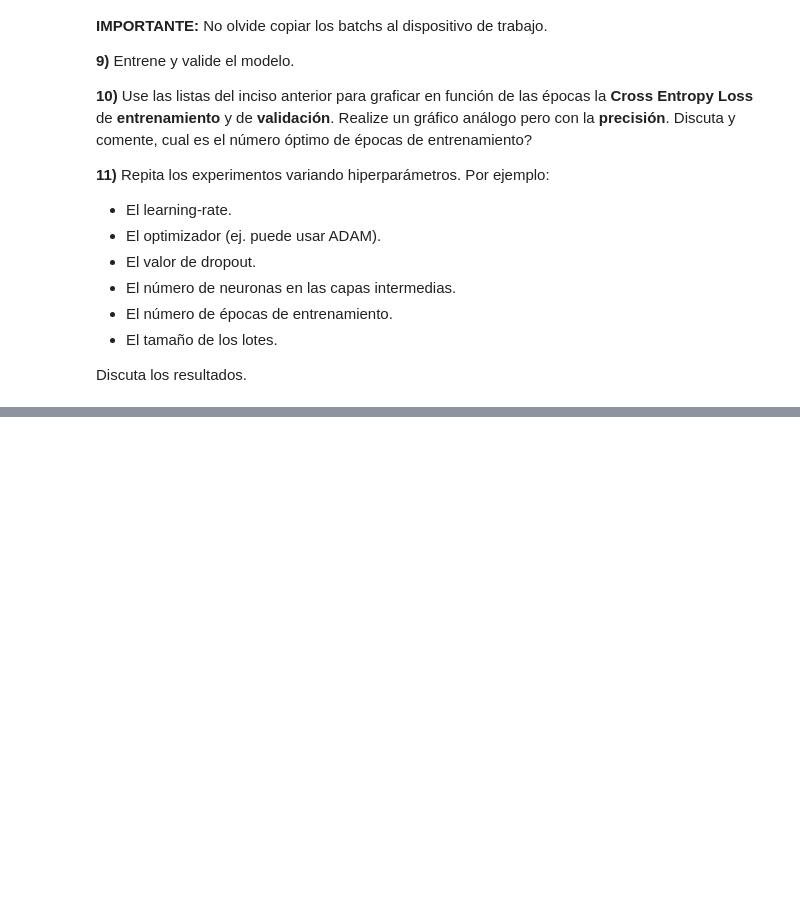
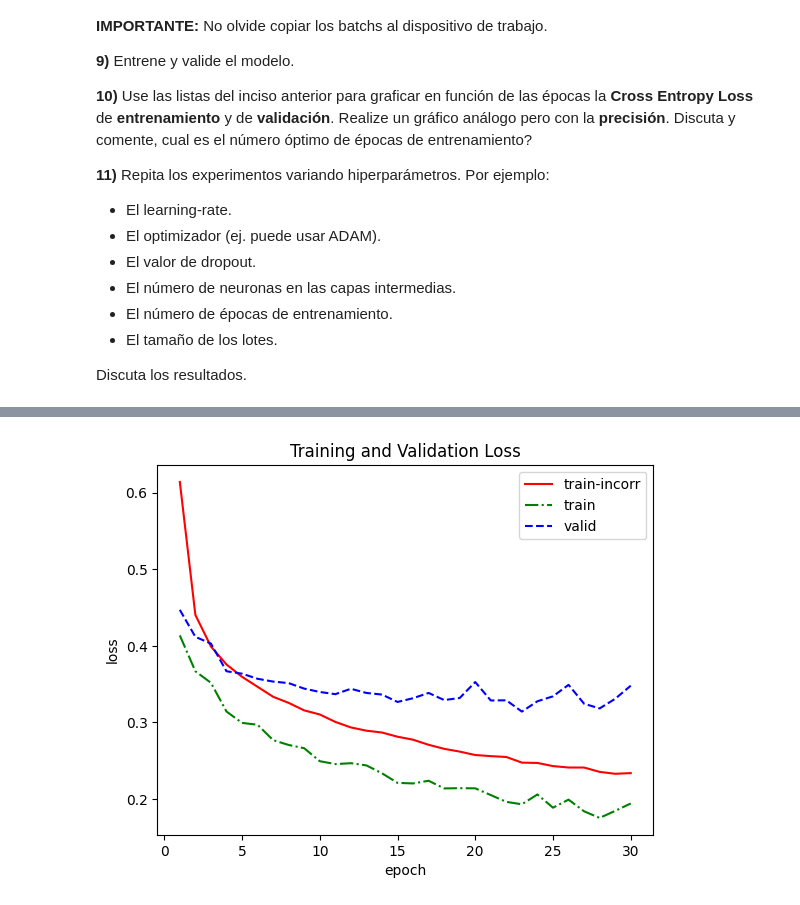
Before and after one commit to EduardoFerre18/FAMAF, a Jupyter notebook: Optativas/Redes Neuronales/redes_neuronales_2025_guia_11.ipynb, the cells around one changed output, grey strips where cells are left out. Cells and saved outputs as stored; diff of their text form; code cells hidden in the pictures; blank space fills up the shorter version.

```diff
--- a/Optativas/Redes Neuronales/redes_neuronales_2025_guia_11.ipynb
+++ b/Optativas/Redes Neuronales/redes_neuronales_2025_guia_11.ipynb
@@ -426 +414,22 @@ eval_loop avg_loss=0.326662 precision=88.9%
 Done!
+# %%
+# 5.10)
+plt.xlabel('epoch')
+plt.ylabel('loss')
+# plt.xlim(-0.1, 1.5)
+# plt.ylim(-0.1, 1.1)
+
+plt.plot(range(1, len(list_train_avg_loss_incorrecta) + 1),
+         list_train_avg_loss_incorrecta, label='train-incorr', linestyle='-', c='red')
+
+plt.plot(range(1, len(list_train_avg_loss) + 1),
+         list_train_avg_loss, label='train', linestyle='-.', c='green')
+
+plt.plot(range(1, len(list_valid_avg_loss) + 1),
+         list_valid_avg_loss, label='valid', linestyle='--', c='blue')
+
+plt.title('Training and Validation Loss')
+plt.legend()
+plt.show()
+# %% [output]
+[figure, added]
```
Also changed, not shown: parts of 4 cells of this notebook.
